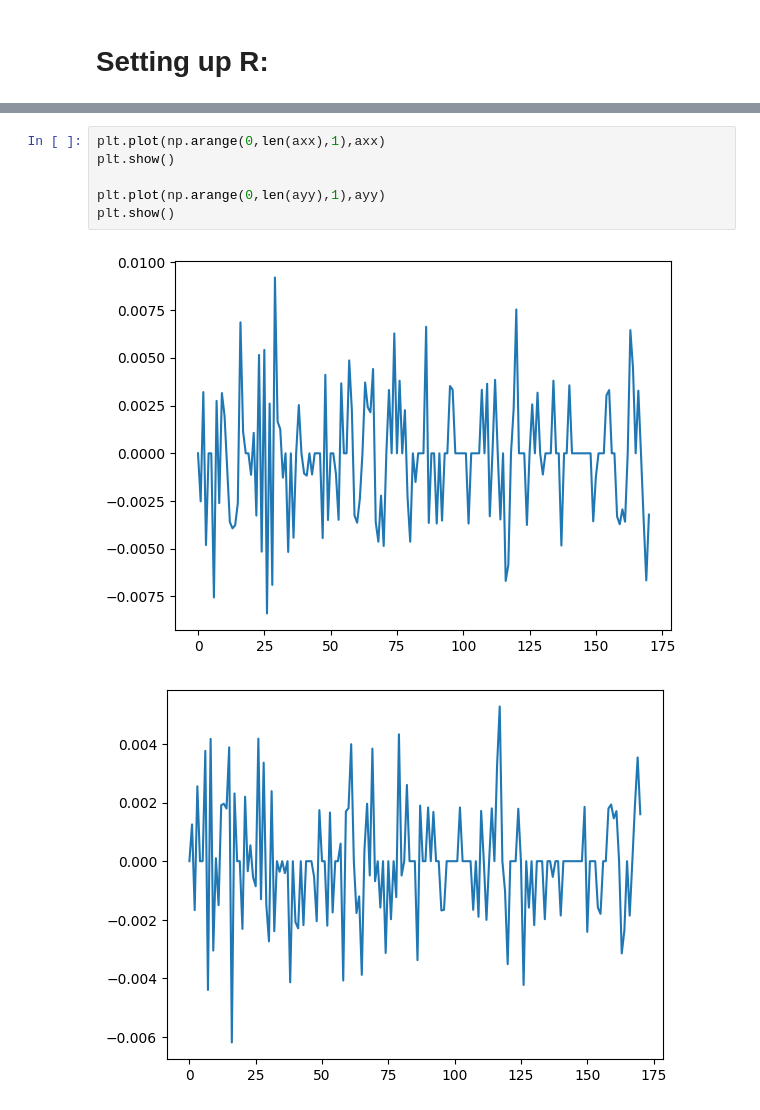
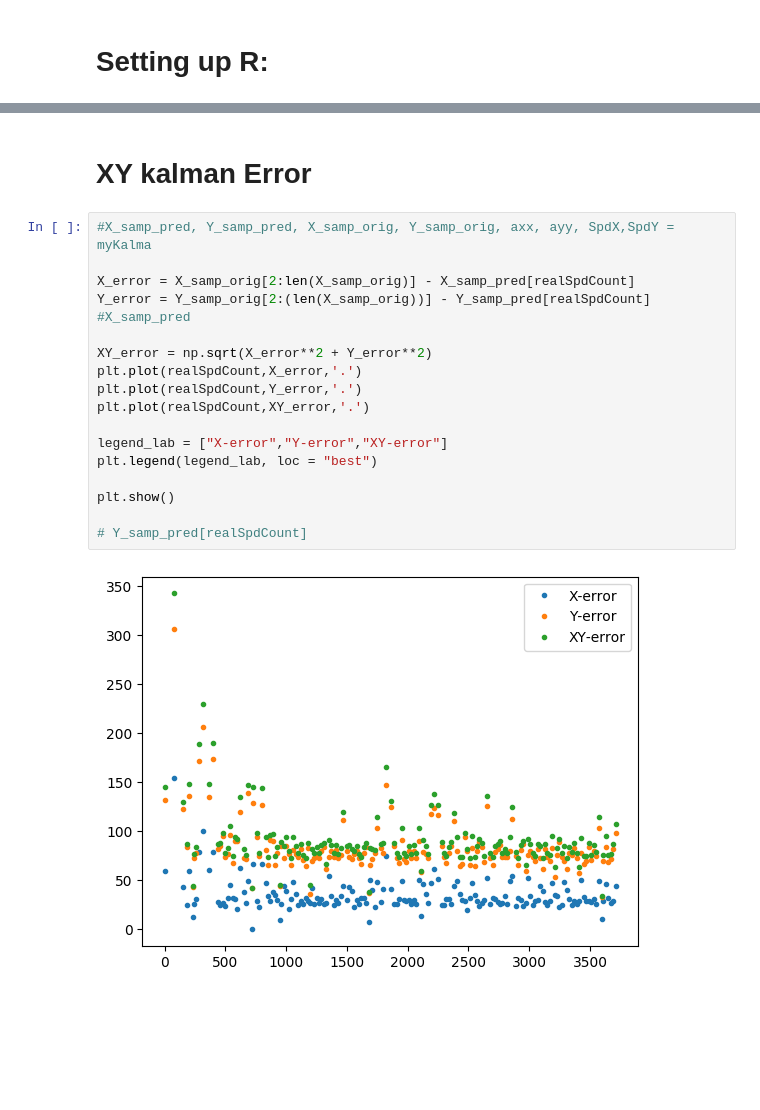
Before and after one commit to cnburger/AIS_KalmanFilter, a Jupyter notebook: Time Sampling.ipynb, the cells around one changed output, grey strips where cells are left out. Cells and saved outputs as stored; diff of their text form; blank space fills up the shorter version.

```diff
--- a/Time Sampling.ipynb
+++ b/Time Sampling.ipynb
@@ -445,9 +487,22 @@ plt.show()
-# %%
-plt.plot(np.arange(0,len(axx),1),axx)
-plt.show()
-
-plt.plot(np.arange(0,len(ayy),1),ayy)
-plt.show()
-# %% [output]
-[figure, removed]
-[figure, removed]
+# %% [markdown]
+# XY kalman Error
+# %%
+#X_samp_pred, Y_samp_pred, X_samp_orig, Y_samp_orig, axx, ayy, SpdX,SpdY = myKalma
+
+X_error = X_samp_orig[2:len(X_samp_orig)] - X_samp_pred[realSpdCount]
+Y_error = Y_samp_orig[2:(len(X_samp_orig))] - Y_samp_pred[realSpdCount]
+#X_samp_pred
+
+XY_error = np.sqrt(X_error**2 + Y_error**2)
+plt.plot(realSpdCount,X_error,'.')
+plt.plot(realSpdCount,Y_error,'.')
+plt.plot(realSpdCount,XY_error,'.')
+
+legend_lab = ["X-error","Y-error","XY-error"]
+plt.legend(legend_lab, loc = "best")
+
+plt.show()
+
+# Y_samp_pred[realSpdCount]
+# %% [output]
+[figure, added]
```
Also changed, not shown: parts of 10 cells of this notebook.
